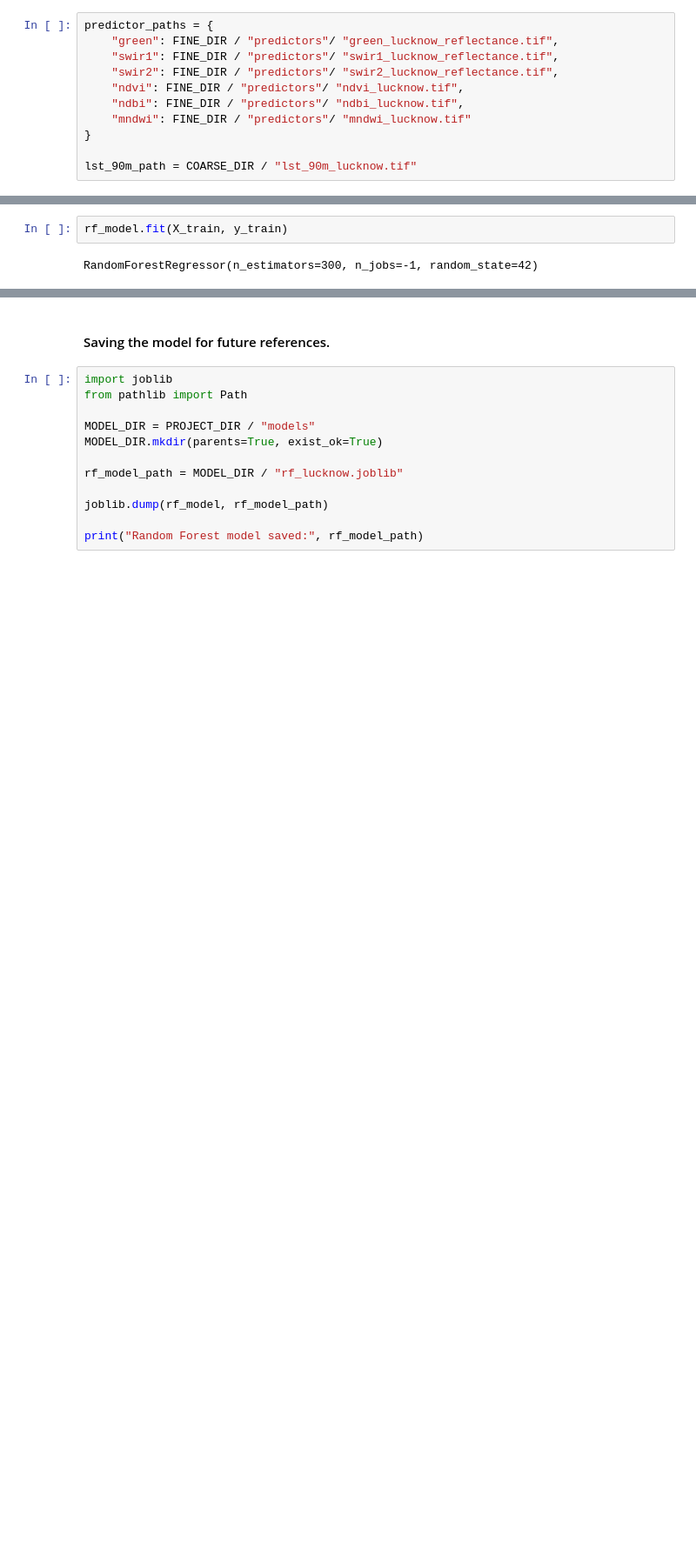
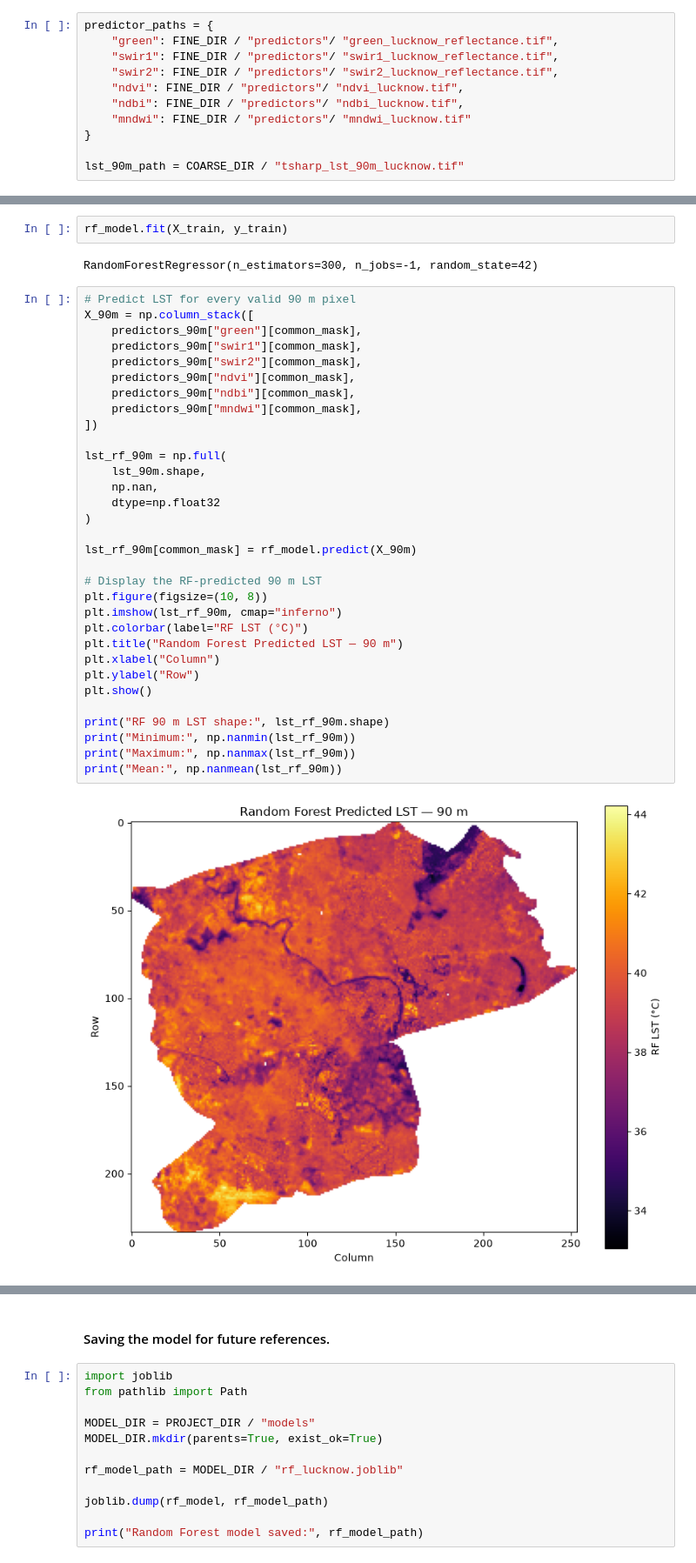
Before and after one commit to anshika1909singh-sys/GeoAI-LST-Downscaling, a Jupyter notebook: notebooks/04_RF_Downscaling.ipynb, the cells around one changed output, grey strips where cells are left out. Shown at 87% size. Saved outputs shown, nothing was run; the diff lists cells and outputs as text; blank space fills up the shorter version.

Commit message:
Statistical Validation Completed.

```diff
--- a/notebooks/04_RF_Downscaling.ipynb
+++ b/notebooks/04_RF_Downscaling.ipynb
@@ -71,7 +71,7 @@ predictor_paths = {
     "mndwi": FINE_DIR / "predictors"/ "mndwi_lucknow.tif"
 }
 
-lst_90m_path = COARSE_DIR / "lst_90m_lucknow.tif"
+lst_90m_path = COARSE_DIR / "tsharp_lst_90m_lucknow.tif"
 # %%
 for name, path in predictor_paths.items():
     print(f"{name:6}:", path.exists(), "->", path.name)
@@ -895,3 +895,37 @@ rf_model = RandomForestRegressor(
 rf_model.fit(X_train, y_train)
 # %% [output]
 RandomForestRegressor(n_estimators=300, n_jobs=-1, random_state=42)
+# %%
+# Predict LST for every valid 90 m pixel
+X_90m = np.column_stack([
+    predictors_90m["green"][common_mask],
+    predictors_90m["swir1"][common_mask],
+    predictors_90m["swir2"][common_mask],
+    predictors_90m["ndvi"][common_mask],
+    predictors_90m["ndbi"][common_mask],
+    predictors_90m["mndwi"][common_mask],
+])
+
+lst_rf_90m = np.full(
+    lst_90m.shape,
+    np.nan,
+    dtype=np.float32
+)
+
+lst_rf_90m[common_mask] = rf_model.predict(X_90m)
+
+# Display the RF-predicted 90 m LST
+plt.figure(figsize=(10, 8))
+plt.imshow(lst_rf_90m, cmap="inferno")
+plt.colorbar(label="RF LST (°C)")
+plt.title("Random Forest Predicted LST — 90 m")
+plt.xlabel("Column")
+plt.ylabel("Row")
+plt.show()
+
+print("RF 90 m LST shape:", lst_rf_90m.shape)
+print("Minimum:", np.nanmin(lst_rf_90m))
+print("Maximum:", np.nanmax(lst_rf_90m))
+print("Mean:", np.nanmean(lst_rf_90m))
+# %% [output]
+[figure, added]
```
Also changed, not shown: parts of 3 cells of this notebook, 5 other files.
